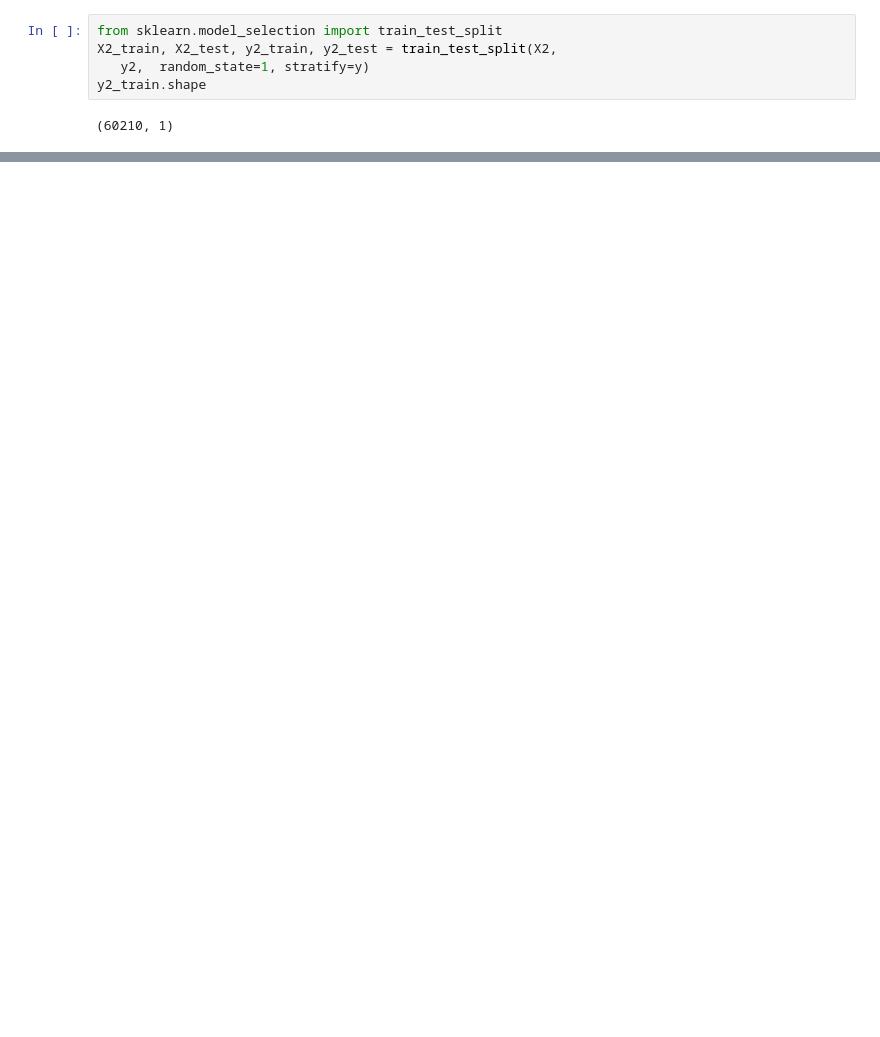
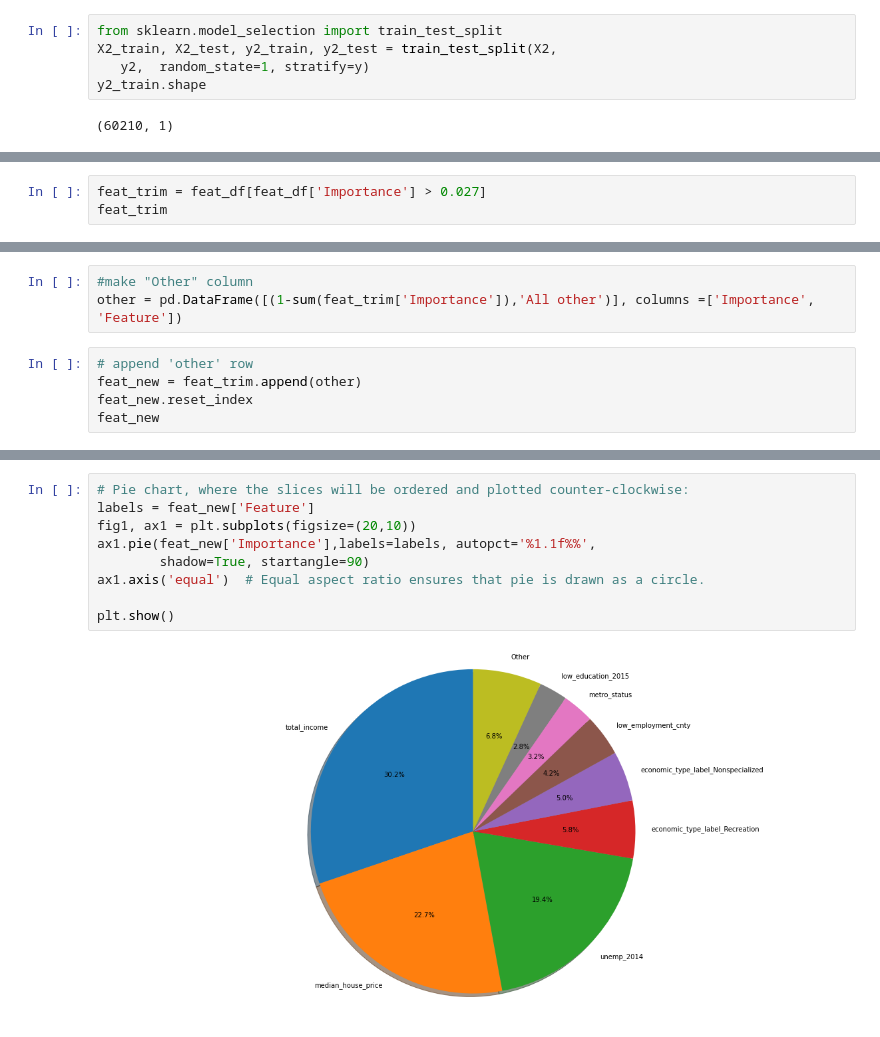
Before and after one commit to mtmcphail/Group1_Final, a Jupyter notebook: liquor_license_ml_0303.ipynb, the cells around one changed output, grey strips where cells are left out. Saved outputs shown, nothing was run; the diff lists cells and outputs as text; blank space fills up the shorter version.

```diff
--- a/liquor_license_ml_0303.ipynb
+++ b/liquor_license_ml_0303.ipynb
@@ -225,0 +265,3 @@ df['pct_of_total'].plot.density()
+# %%
+feat_trim = feat_df[feat_df['Importance'] > 0.027]
+feat_trim
@@ -225,0 +278,8 @@ df['pct_of_total'].plot.density()
+# %%
+#make "Other" column
+other = pd.DataFrame([(1-sum(feat_trim['Importance']),'All other')], columns =['Importance', 'Feature'])
+# %%
+# append 'other' row
+feat_new = feat_trim.append(other)
+feat_new.reset_index
+feat_new
@@ -225,0 +297,11 @@ df['pct_of_total'].plot.density()
+# %%
+# Pie chart, where the slices will be ordered and plotted counter-clockwise:
+labels = feat_new['Feature']
+fig1, ax1 = plt.subplots(figsize=(20,10))
+ax1.pie(feat_new['Importance'],labels=labels, autopct='%1.1f%%',
+        shadow=True, startangle=90)
+ax1.axis('equal')  # Equal aspect ratio ensures that pie is drawn as a circle.
+
+plt.show()
+# %% [output]
+[figure, added]
```
Also changed, not shown: parts of 12 cells of this notebook, 1 other file.
